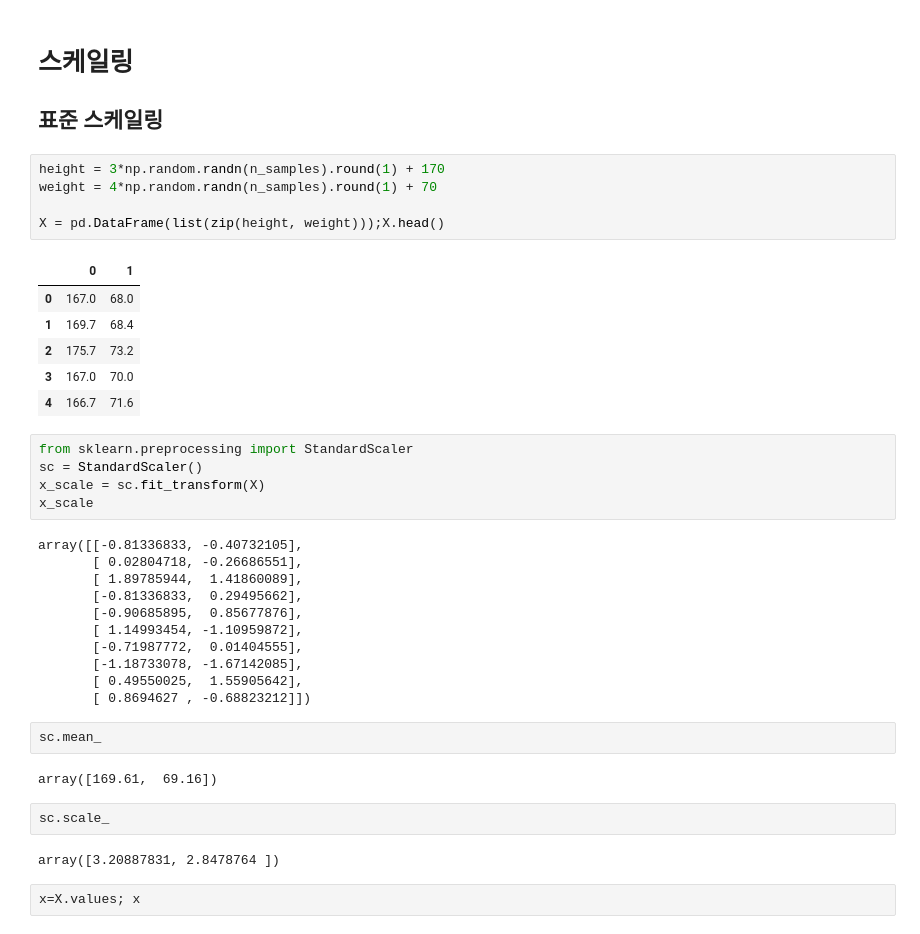
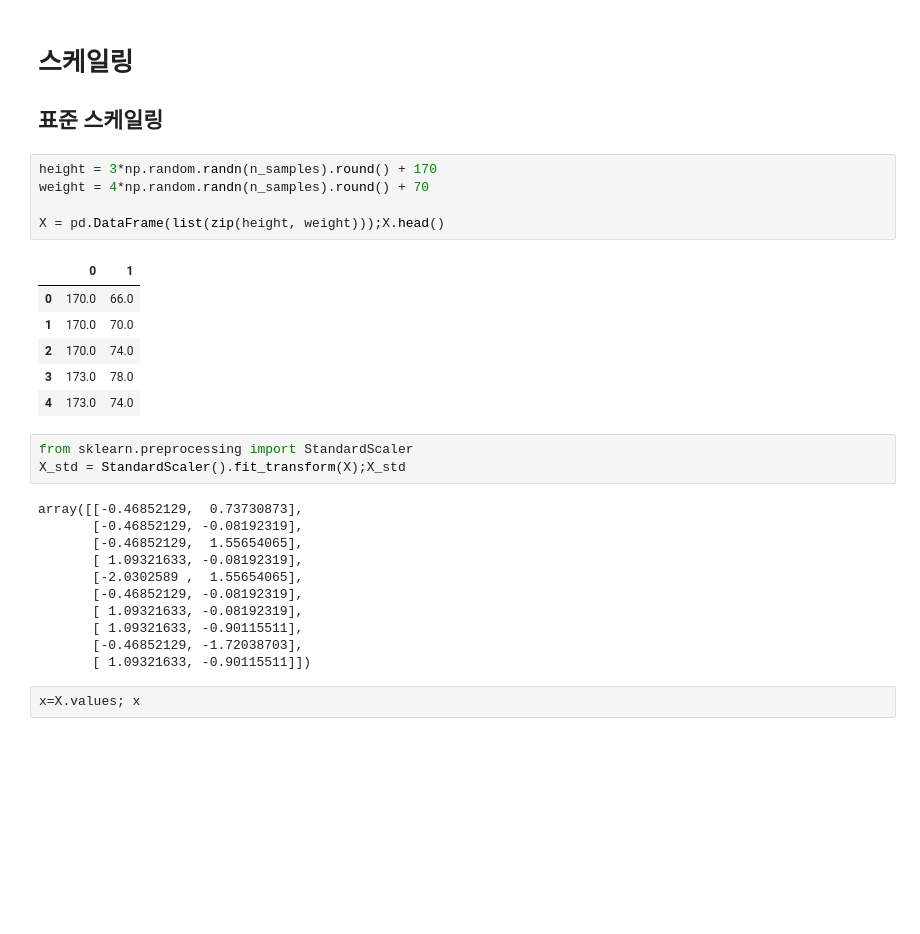
Before and after one commit to youngsu1jeong/202007_bootcamp1, a Jupyter notebook: g_06_범주형코딩_스케일링_ipynb의_사본.ipynb, the cells around one changed output. Drawn from its saved outputs; the diff is of its cells as text; blank space fills up the shorter version.

```diff
--- a/g_06_범주형코딩_스케일링_ipynb의_사본.ipynb
+++ b/g_06_범주형코딩_스케일링_ipynb의_사본.ipynb
@@ -164,41 +123,31 @@ pandas.core.arrays.categorical.Categorical
 # 스케일링
 ## 표준 스케일링
 # %%
-height = 3*np.random.randn(n_samples).round(1) + 170
-weight = 4*np.random.randn(n_samples).round(1) + 70
+height = 3*np.random.randn(n_samples).round() + 170
+weight = 4*np.random.randn(n_samples).round() + 70
 
 X = pd.DataFrame(list(zip(height, weight)));X.head()
 # %% [output]
 |  | 0 | 1 |
-| 0 | 167.0 | 68.0 |
-| 1 | 169.7 | 68.4 |
-| 2 | 175.7 | 73.2 |
-| 3 | 167.0 | 70.0 |
-| 4 | 166.7 | 71.6 |
+| 0 | 170.0 | 66.0 |
+| 1 | 170.0 | 70.0 |
+| 2 | 170.0 | 74.0 |
+| 3 | 173.0 | 78.0 |
+| 4 | 173.0 | 74.0 |
 # %%
 from sklearn.preprocessing import StandardScaler
-sc = StandardScaler()
-x_scale = sc.fit_transform(X)
-x_scale
+X_std = StandardScaler().fit_transform(X);X_std
 # %% [output]
-array([[-0.81336833, -0.40732105],
-       [ 0.02804718, -0.26686551],
-       [ 1.89785944,  1.41860089],
-       [-0.81336833,  0.29495662],
-       [-0.90685895,  0.85677876],
-       [ 1.14993454, -1.10959872],
-       [-0.71987772,  0.01404555],
-       [-1.18733078, -1.67142085],
-       [ 0.49550025,  1.55905642],
-       [ 0.8694627 , -0.68823212]])
+array([[-0.46852129,  0.73730873],
+       [-0.46852129, -0.08192319],
+       [-0.46852129,  1.55654065],
+       [ 1.09321633, -0.08192319],
+       [-2.0302589 ,  1.55654065],
+       [-0.46852129, -0.08192319],
+       [ 1.09321633, -0.08192319],
+       [ 1.09321633, -0.90115511],
+       [-0.46852129, -1.72038703],
+       [ 1.09321633, -0.90115511]])
-# %%
-sc.mean_
-# %% [output]
-array([169.61,  69.16])
-# %%
-sc.scale_
-# %% [output]
-array([3.20887831, 2.8478764 ])
 # %%
 x=X.values; x
 # %% [output]
```
Also changed, not shown: parts of 8 cells of this notebook.
